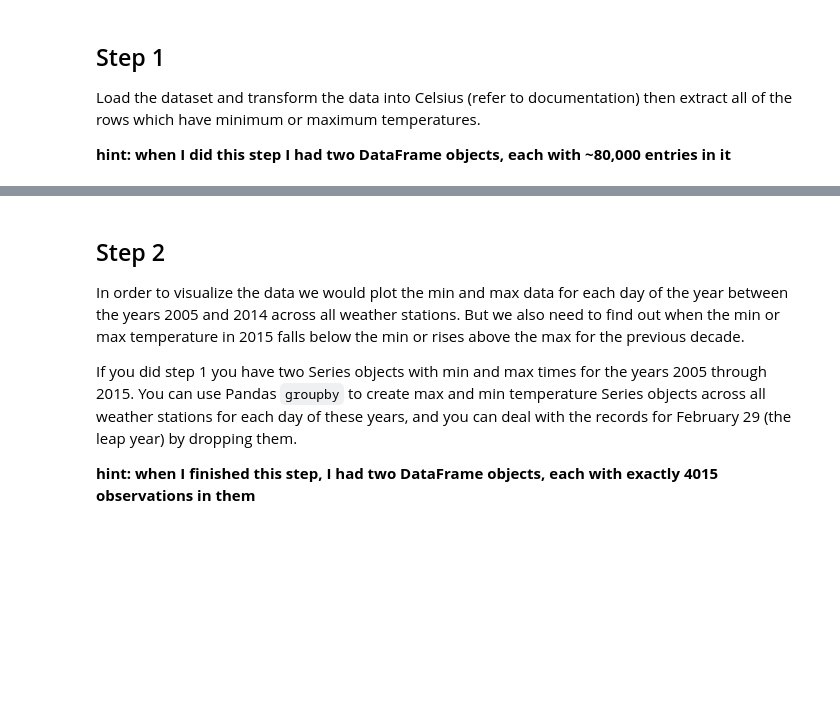
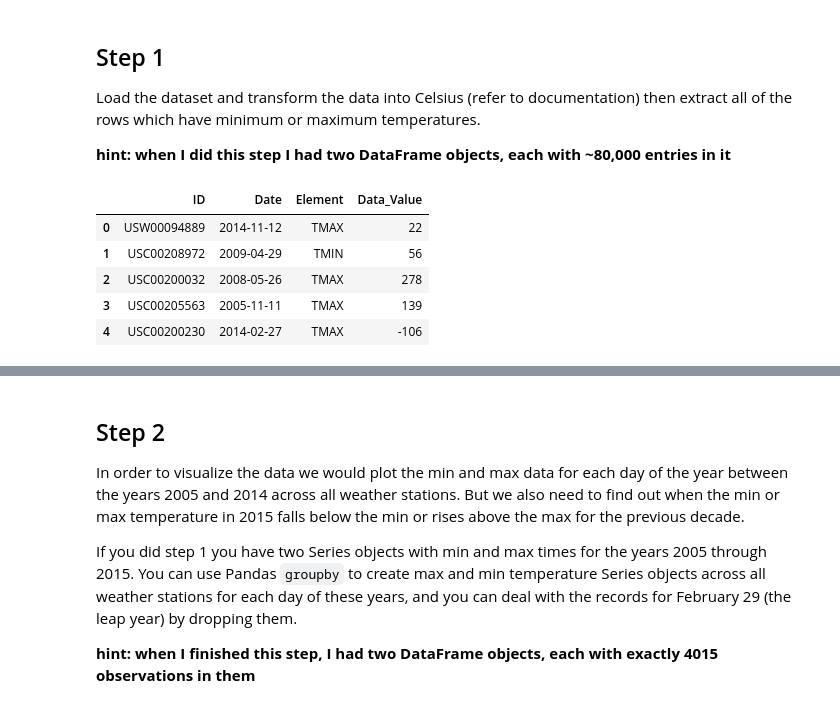
Before and after one commit to Pedro2318/Introduction-to-Data-Science-in-Python-assignments, a Jupyter notebook: assignment2_Plotting.ipynb, the cells around one changed output, grey strips where cells are left out. Cells and saved outputs as stored; diff of their text form; code cells hidden in the pictures; blank space fills up the shorter version.

```diff
--- a/assignment2_Plotting.ipynb
+++ b/assignment2_Plotting.ipynb
@@ -62,8 +62,15 @@ Load the dataset and transform the data into Celsius (refer to documentation) th
 __hint: when I did this step I had two DataFrame objects, each with ~80,000 entries in it__
 # %%
 import pandas as pd
-df = pd.read_csv('assets/fb441e62df2d58994928907a91895ec62c2c42e6cd075c2700843b89.csv')
+df = pd.read_csv('fb441e62df2d58994928907a91895ec62c2c42e6cd075c2700843b89.csv')
 df.head()
+# %% [output]
+|  | ID | Date | Element | Data_Value |
+| 0 | USW00094889 | 2014-11-12 | TMAX | 22 |
+| 1 | USC00208972 | 2009-04-29 | TMIN | 56 |
+| 2 | USC00200032 | 2008-05-26 | TMAX | 278 |
+| 3 | USC00205563 | 2005-11-11 | TMAX | 139 |
+| 4 | USC00200230 | 2014-02-27 | TMAX | -106 |
 # %%
 # In this code cell, transform the Data_Value column
 df_C = df[:]
```
Also changed, not shown: parts of 6 cells of this notebook.
